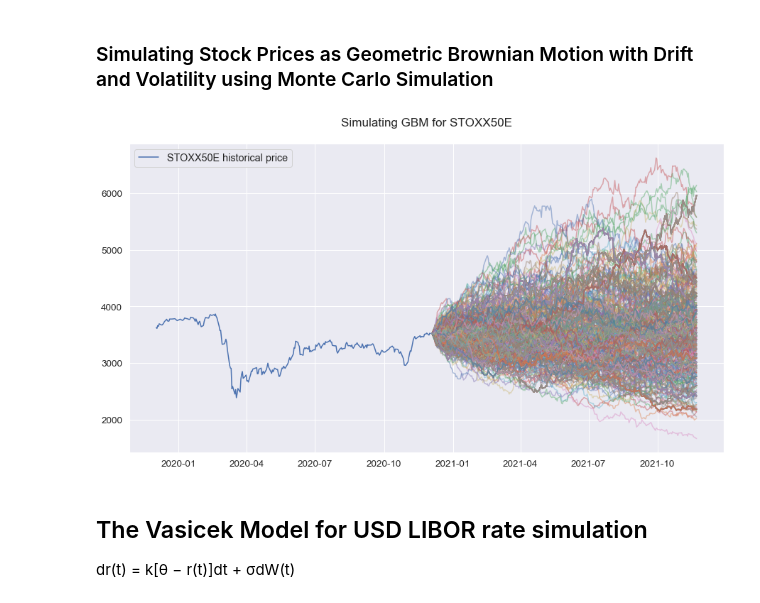
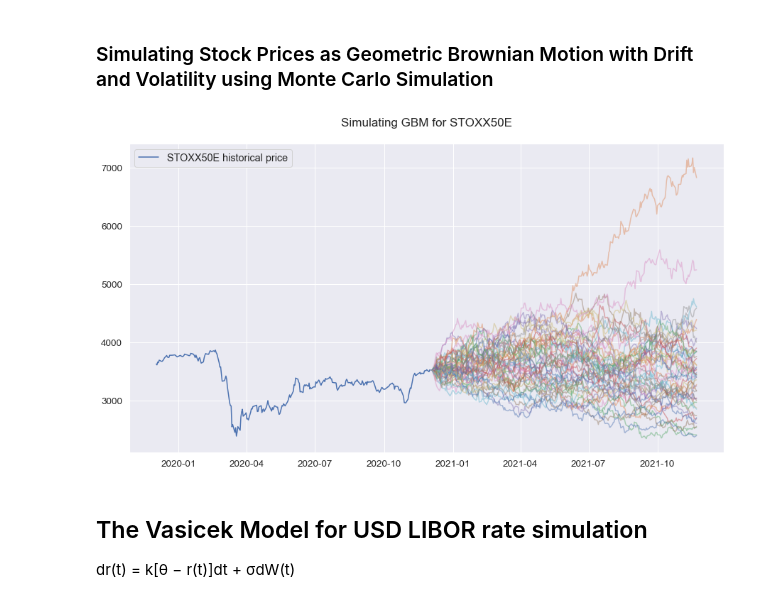
Before and after one commit to abhishekprog0/StructuredPricingEngine, a Jupyter notebook: Structured & Hybrid Project 2020.ipynb, the cells around one changed output. Saved outputs shown, nothing was run; the diff lists cells and outputs as text; code cells hidden in the pictures.

```diff
--- a/Structured & Hybrid Project 2020.ipynb
+++ b/Structured & Hybrid Project 2020.ipynb
@@ -75,6 +75,25 @@ class Models():
     def __init__(self):
         pass
 
+    def zero_coupon(tau, r0, k, drift, sigma):
+
+        B = (1 - np.exp(-k * tau)) / k
+        A = (drift - sigma ** 2 / (2 * k ** 2)) * (B - tau) - (sigma ** 2 / (4 * k)) * B ** 2
+
+        n2 = len(A)
+        A_ = A
+        B_ = B
+
+        r_ = np.repeat(r0, n2)
+
+        p = np.exp(A_ - B_ * r_)
+        return p
+
+    def liborRates(tau, p, mat):
+
+        pmat = np.interp(mat, tau, p)
+        L = 100 * (1. / pmat - 1) / mat
+        return L
 
     def MleVasicek(self, df, print_params = True):
 
@@ -96,7 +115,7 @@ class Models():
         s00 = np.sum(a**2) / len(r)
         s01 = np.sum(b*r) / len(r)
 
-        rn = (s1*s00 - s0*s01) / ((s0*s1) - (s0**2) + (s00-s01))
+        drift = (s1*s00 - s0*s01) / ((s0*s1) - (s0**2) + (s00-s01))
         k = np.log((s0-np.mean(x)) / (s1 - np.mean(x)) ) / dt
         beta = 1/k * (1 - np.exp(-k * dt))
 
@@ -113,11 +132,11 @@ class Models():
 
             print ("Vasicek Parameter Estimation:")
             print ("k: ", k)
-            print ("beta: ", beta)
+            print ("drift: ", drift)
             print ("sigma: ", sig)
             print ()
 
-        return rn,k,beta,sig
+        return k, drift, sig
 
     def MleVasicek2(self, df, print_params = True):
 
@@ -143,20 +162,20 @@ class Models():
         if print_params:
 
             print ("k: ", k)
-            print ("beta: ", beta)
+            print ("drift: ", beta)
             print ("sigma: ", sig)
             print ()
 
         return k,beta,sig
 
-    def Vasicek(self, df, r0, K, theta, sigma, T, N, seed):
+    def Vasicek(self, df, r0, K, drift, sigma, T, N, seed):
 
         random.seed(seed)
         dt = T/float(N)
         #dt = 1.0
         rates = [r0]
         for i in range(N):
-            dr = K*(theta-rates[-1])*dt + sigma*np.random.normal()
+            dr = K*(drift-rates[-1])*dt + sigma*np.random.normal()
             rates.append(rates[-1] + dr)
 
         rng = pd.date_range(df['Date'].iloc[-1], periods= N + 1 , freq='B')
@@ -189,9 +208,9 @@ class Models():
     def Brownian(self, seed, N):
 
         np.random.seed(seed)
-        dt = 1                                    # time step
-        b = np.random.normal(0., 1., int(N))*np.sqrt(dt)  # brownian increments
-        W = np.cumsum(b)                             # brownian path
+        dt = 1
+        b = np.random.normal(0., 1., int(N))*np.sqrt(dt)
+        W = np.cumsum(b)
         return W, b
 
     def GBM(self, seed, price, x_bar, vol):
@@ -209,7 +228,6 @@ class Models():
                 S.append(S_temp)
             return S, t
 
-        #N = len(price['Date'])
         N = 252
         So = price['Adj Close'].iloc[-1]
         mu = x_bar
@@ -257,20 +275,20 @@ MLE for Volatility parameter(σ) : 0.013289106196338546
 # %% [markdown]
 ### Simulating Stock Prices as Geometric Brownian Motion with Drift and Volatility using Monte Carlo Simulation
 # %%
-n_simulations = 1000
+n_simulations = 50
 
 plt.title('Simulating GBM for STOXX50E')
 plt.plot(price['Date'][-252:], price['Adj Close'][-252:], label = "STOXX50E historical price")
 for i in range(n_simulations):
 
-    seed = np.random.randint(100000)
+    seed = np.random.randint(1000000)
     price_gbm = model.GBM(seed, price, x_bar, vol)
     plt.plot(price_gbm['Date'], price_gbm['Close'], alpha = 0.45)
 
 plt.legend()
 plt.show()
 # %% [output]
-[figure, old version]
+[figure, new version]
 # %% [markdown]
 ## The Vasicek Model for USD LIBOR rate simulation
 dr(t) = k[θ − r(t)]dt + σdW(t)
```
Also changed, not shown: parts of 8 cells of this notebook.
